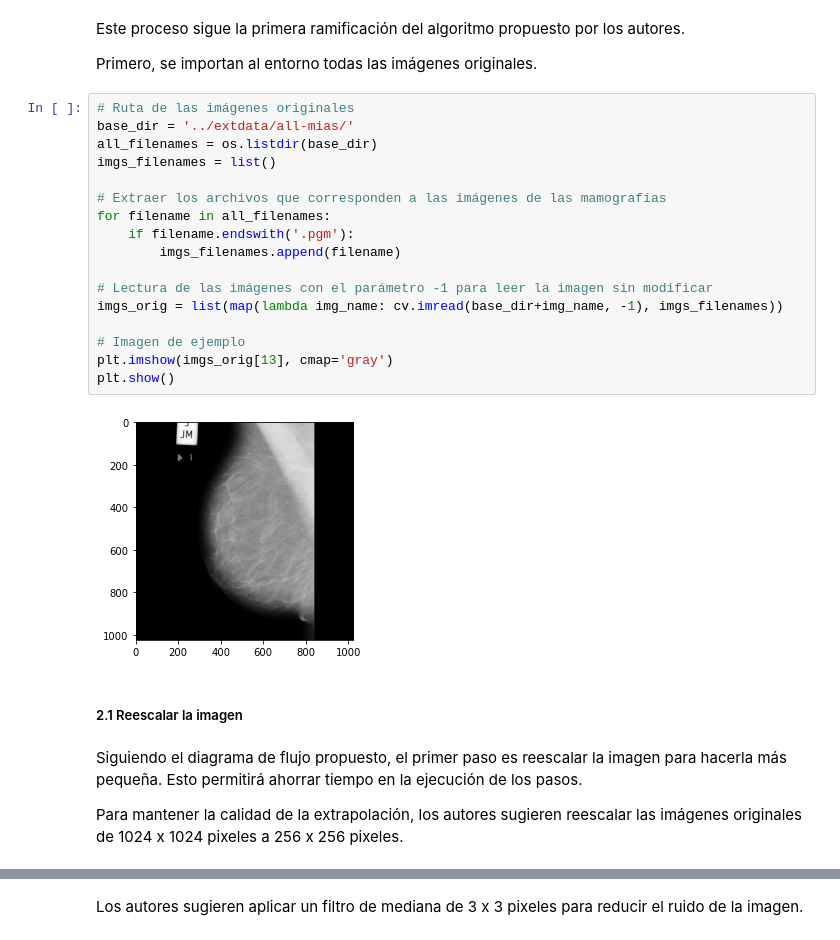
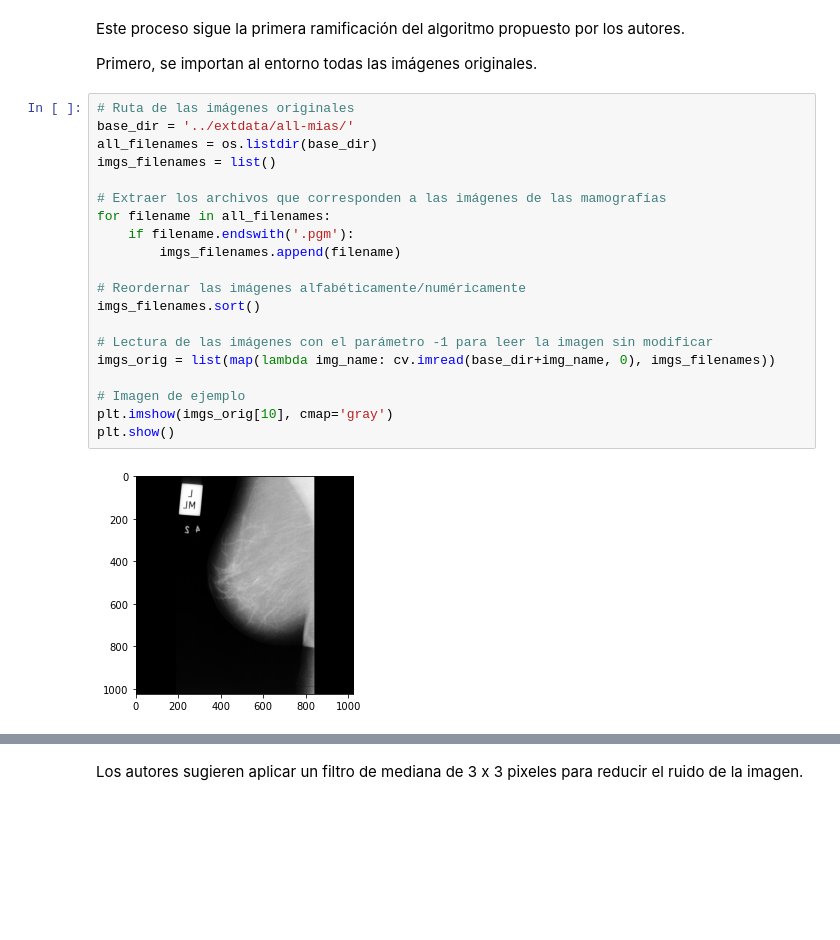
Before and after one commit to data-and-code/trabajo_con_imagenes, a Jupyter notebook: data-raw/clean_imgs.ipynb, the cells around one changed output, grey strips where cells are left out. Saved outputs shown, nothing was run; the diff lists cells and outputs as text; blank space fills up the shorter version.

```diff
--- a/data-raw/clean_imgs.ipynb
+++ b/data-raw/clean_imgs.ipynb
@@ -57,25 +57,22 @@ Primero, se importan al entorno todas las imágenes originales.
 # %%
 # Ruta de las imágenes originales
 base_dir = '../extdata/all-mias/'
 all_filenames = os.listdir(base_dir)
 imgs_filenames = list()
 
 # Extraer los archivos que corresponden a las imágenes de las mamografías
 for filename in all_filenames:
     if filename.endswith('.pgm'):
         imgs_filenames.append(filename)
 
+# Reordernar las imágenes alfabéticamente/numéricamente
+imgs_filenames.sort()
+
 # Lectura de las imágenes con el parámetro -1 para leer la imagen sin modificar
-imgs_orig = list(map(lambda img_name: cv.imread(base_dir+img_name, -1), imgs_filenames))
+imgs_orig = list(map(lambda img_name: cv.imread(base_dir+img_name, 0), imgs_filenames))
 
 # Imagen de ejemplo
-plt.imshow(imgs_orig[13], cmap='gray')
+plt.imshow(imgs_orig[10], cmap='gray')
 plt.show()
 # %% [output]
-[figure, old version]
+[figure, new version]
-# %% [markdown]
-##### 2.1 Reescalar la imagen
-# %% [markdown]
-Siguiendo el diagrama de flujo propuesto, el primer paso es reescalar la imagen para hacerla más pequeña. Esto permitirá ahorrar tiempo en la ejecución de los pasos.
-
-Para mantener la calidad de la extrapolación, los autores sugieren reescalar las imágenes originales de 1024 x 1024 pixeles a 256 x 256 pixeles.
```
Also changed, not shown: parts of 37 cells of this notebook.
